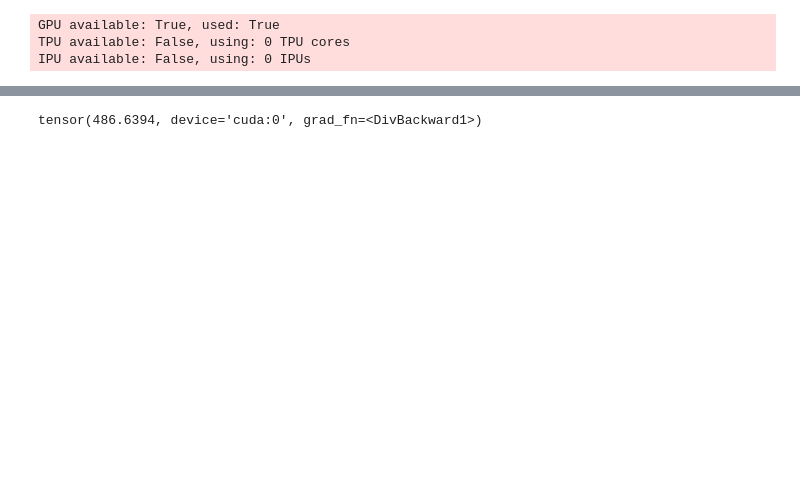
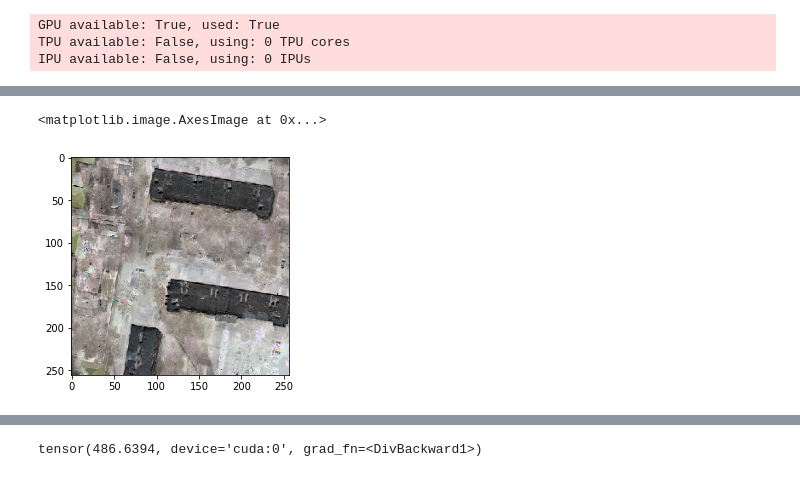
Before and after one commit to t1masavin/orthomosaic-segmentation, a Jupyter notebook: image_processing/train.ipynb, the cells around one changed output, grey strips where cells are left out. Saved outputs shown, nothing was run; the diff lists cells and outputs as text; code cells hidden in the pictures; blank space fills up the shorter version.

```diff
--- a/image_processing/train.ipynb
+++ b/image_processing/train.ipynb
@@ -291,3 +300,3 @@ LOCAL_RANK: 0 - CUDA_VISIBLE_DEVICES: [0]
 # %%
-img, msk = next(iter(train_dataloader))
+img, msk = next(iter(val_dataloader))
 print(img.shape, msk.shape)
@@ -300,0 +312,5 @@ torch.Size([3, 512, 512])
+# %%
+plt.imshow(img[0].permute(1,2,0).cpu().detach().numpy())
+# %% [output]
+<matplotlib.image.AxesImage at 0x...>
+[figure, added]
```
Also changed, not shown: parts of 13 cells of this notebook.
